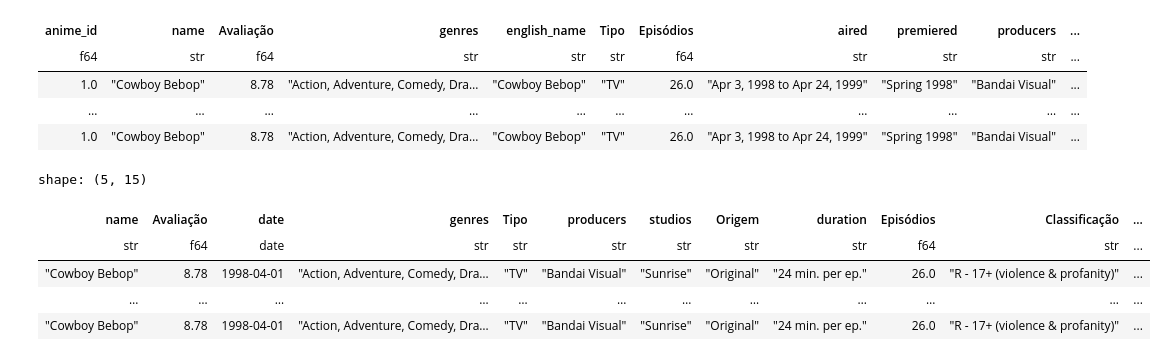
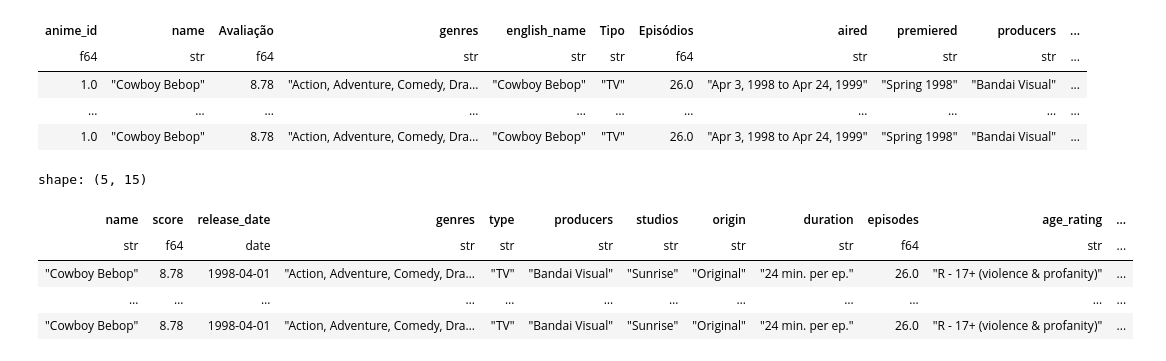
Before and after one commit to Nubily44/CD_EP, a Jupyter notebook: analise_exploratoria.ipynb, the cells around one changed output. Cells and saved outputs as stored; diff of their text form; code cells hidden in the pictures.

```diff
--- a/analise_exploratoria.ipynb
+++ b/analise_exploratoria.ipynb
@@ -612,25 +612,32 @@ shape: (5, 40)
 # %%
 df_final = df_time.select(
     pl.col("name"),
     pl.col("Avaliação"),
     pl.col("date"),
     pl.col("genres"),
     pl.col("Tipo"),
     pl.col("producers"),
     pl.col("studios"),
     pl.col("Origem"),
     pl.col("duration"),
     pl.col("Episódios"),
     pl.col("Classificação"),
     pl.col("popularity"),
     pl.col("user_id"),
     pl.col("rating_y"),
     pl.col("watching_status")
-)
+).rename({
+    "Avaliação" : "score",
+    "date" : "release_date",
+    "Tipo" : "type",
+    "Origem" : "origin",
+    "Episódios" : "episodes",
+    "Classificação" : "age_rating",
+})
 df_final.head()
 # %% [output]
 shape: (5, 15)
-| name | Avaliação | date | genres | Tipo | producers | studios | Origem | duration | Episódios | Classificação | ... |
+| name | score | release_date | genres | type | producers | studios | origin | duration | episodes | age_rating | ... |
 | str | f64 | date | str | str | str | str | str | str | f64 | str | ... |
 | "Cowboy Bebop" | 8.78 | 1998-04-01 | "Action, Adventure, Comedy, Dra… | "TV" | "Bandai Visual" | "Sunrise" | "Original" | "24 min. per ep." | 26.0 | "R - 17+ (violence & profanity)" | ... |
 | … | … | … | … | … | … | … | … | … | … | … | ... |
```
Also changed, not shown: parts of 2 cells of this notebook.
